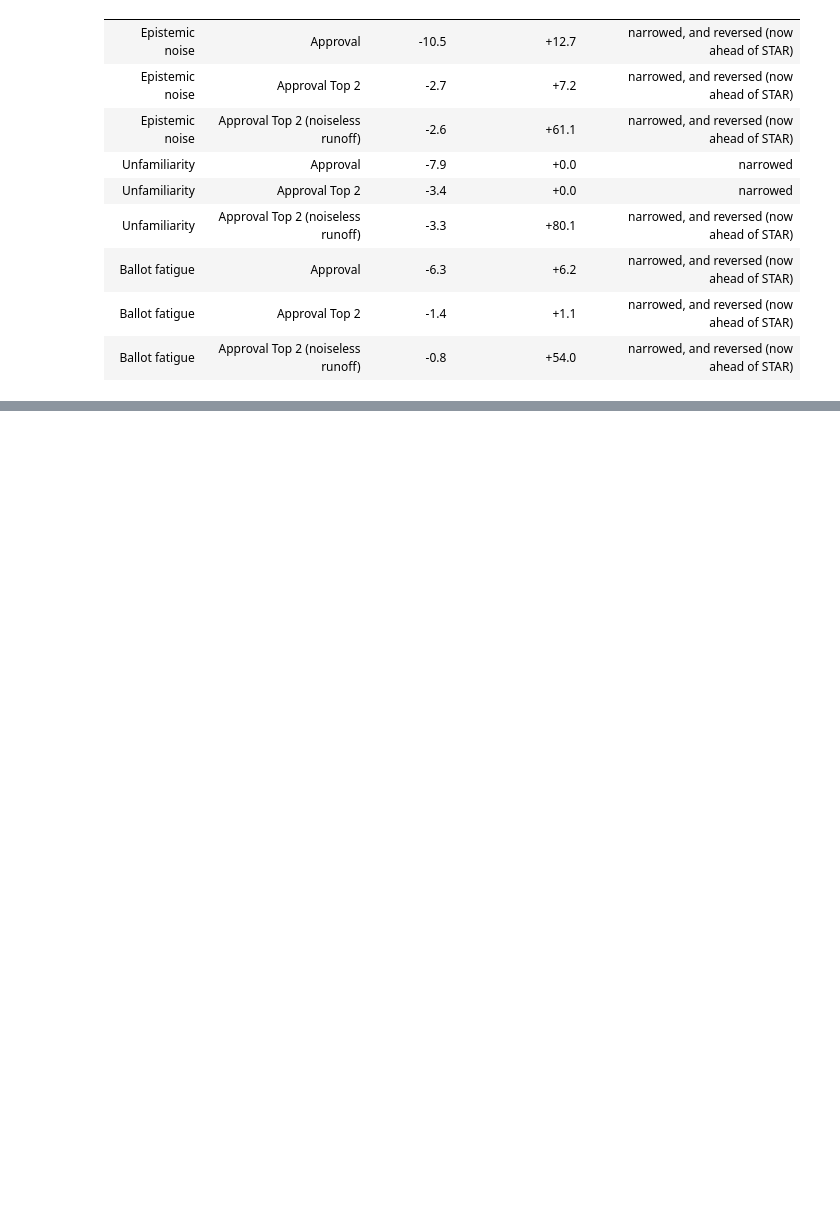
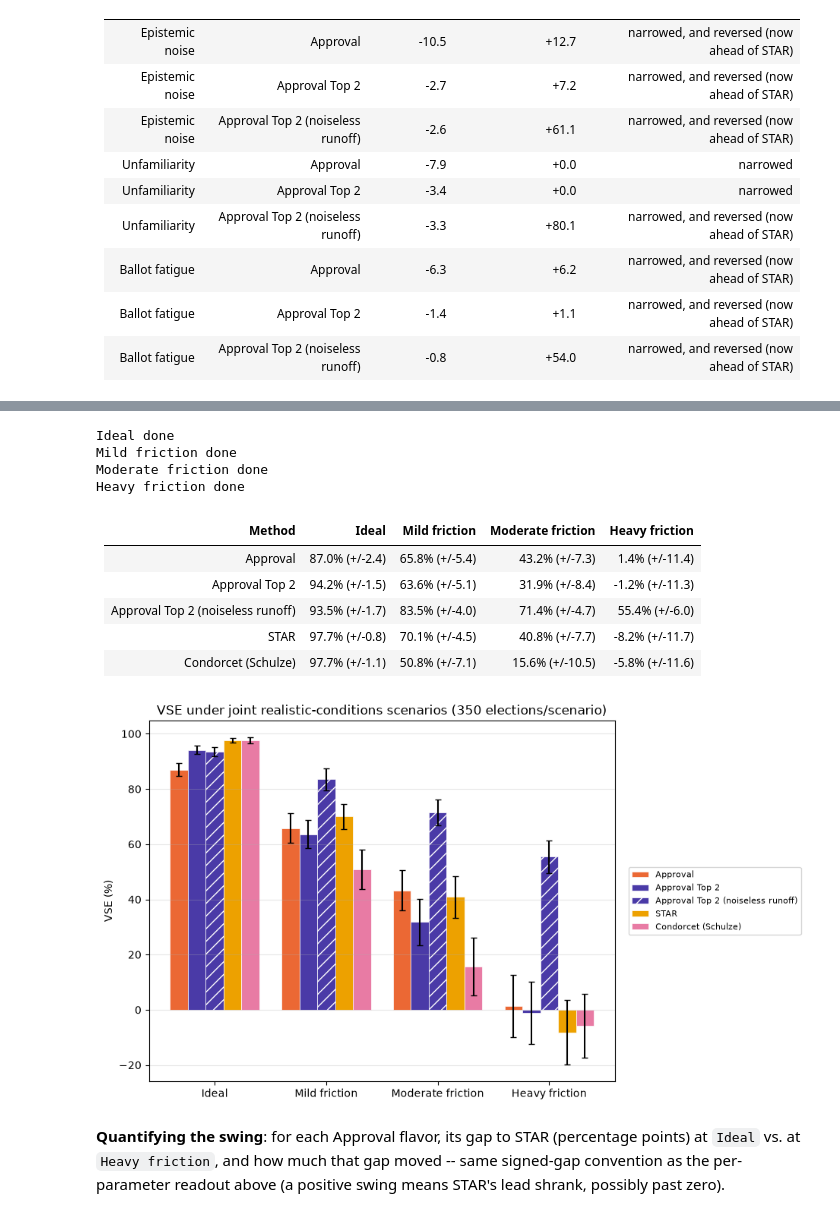
Before and after one commit to eigentaylor/vse-sim, a Jupyter notebook: notebooks/vse_checkpoint1.ipynb, the cells around one changed output, grey strips where cells are left out. Cells and saved outputs as stored; diff of their text form; code cells hidden in the pictures; blank space fills up the shorter version.

```diff
--- a/notebooks/vse_checkpoint1.ipynb
+++ b/notebooks/vse_checkpoint1.ipynb
@@ -2444,0 +2462,78 @@ display(Markdown("\n".join(_narrowing_lines)))
+# %%
+JOINT_SCENARIOS = {
+    "Ideal":              {"epistemic_t": 1.0,  "awareness_l": 1.0,  "fatigue_l": 1.0},
+    "Mild friction":      {"epistemic_t": 0.85, "awareness_l": 0.85, "fatigue_l": 0.85},
+    "Moderate friction":  {"epistemic_t": 0.7,  "awareness_l": 0.7,  "fatigue_l": 0.7},
+    "Heavy friction":     {"epistemic_t": 0.5,  "awareness_l": 0.5,  "fatigue_l": 0.5},
+}
+JOINT_NITER = 350  # only 4 runs total here (vs. Section 14's 18), so we can afford tighter CIs
+
+
+def run_joint_scenarios(labels, scenarios, niter):
+    """scenarios: {scenario_name: {epistemic_t, awareness_l, fatigue_l}} (missing keys default
+    to 1.0). Returns {scenario_name: {(label, chooser): (mean, ci)}} -- same shape sweep_methods
+    returns, just keyed by scenario name instead of a swept parameter value."""
+    methods_subset = [(label, METHODS_LOOKUP[label]) for label in labels]
+    results_by_scenario = {}
+    for name, params in scenarios.items():
+        kwargs = dict(epistemic_t=1.0, awareness_l=1.0, fatigue_l=1.0)
+        kwargs.update(params)
+        summary = run_vse_simulation(MODEL, methods_subset, NVOT, NCAND, niter,
+                                      CHOOSER_FUNS, MEDIA, **kwargs)
+        results_by_scenario[name] = reduce_to_mean_ci(summary)
+        print(f"{name} done")
+    return results_by_scenario
+
+
+joint_results = run_joint_scenarios(COMPARE_LABELS, JOINT_SCENARIOS, JOINT_NITER)
+# %% [output]
+Ideal done
+Mild friction done
+Moderate friction done
+Heavy friction done
+# %%
+_scenario_names = list(JOINT_SCENARIOS)
+
+# Table: rows = method, columns = scenario, cell = VSE% (+/-CI)
+_joint_table_lines = ["| Method | " + " | ".join(_scenario_names) + " |",
+                      "|---|" + "---|" * len(_scenario_names)]
+for label in COMPARE_LABELS:
+    row = [label]
+    for name in _scenario_names:
+        mean_, ci = joint_results[name][(label, "honBallot")]
+        row.append(f"{mean_ * 100:.1f}% (+/-{ci * 100:.1f})")
+    _joint_table_lines.append("| " + " | ".join(row) + " |")
+display(Markdown("\n".join(_joint_table_lines)))
+
+# Grouped bar chart: one group per scenario, one bar per method.
+fig, ax = plt.subplots(figsize=(9.5, 5.5))
+_n_labels = len(COMPARE_LABELS)
+_bar_width = 0.8 / _n_labels
+_x = np.arange(len(_scenario_names))
+for i, label in enumerate(COMPARE_LABELS):
+    vses = [joint_results[name][(label, "honBallot")][0] * 100 for name in _scenario_names]
+    cis = [joint_results[name][(label, "honBallot")][1] * 100 for name in _scenario_names]
+    hatch = "//" if "noiseless runoff" in label else None
+    ax.bar(_x + i * _bar_width, vses, _bar_width, yerr=cis, capsize=3,
+           color=METHOD_COLORS[label], hatch=hatch, label=label, edgecolor="white", linewidth=0.5)
+ax.set_xticks(_x + _bar_width * (_n_labels - 1) / 2)
+ax.set_xticklabels(_scenario_names)
+ax.set_ylabel("VSE (%)")
+ax.set_title(f"VSE under joint realistic-conditions scenarios ({JOINT_NITER} elections/scenario)")
+ax.legend(fontsize=8, loc="center left", bbox_to_anchor=(1.02, 0.5))
+ax.grid(True, axis="y", alpha=0.3)
+plt.tight_layout()
+plt.show()
+# %% [output]
+| Method | Ideal | Mild friction | Moderate friction | Heavy friction |
+|---|---|---|---|---|
+| Approval | 87.0% (+/-2.4) | 65.8% (+/-5.4) | 43.2% (+/-7.3) | 1.4% (+/-11.4) |
+| Approval Top 2 | 94.2% (+/-1.5) | 63.6% (+/-5.1) | 31.9% (+/-8.4) | -1.2% (+/-11.3) |
+| Approval Top 2 (noiseless runoff) | 93.5% (+/-1.7) | 83.5% (+/-4.0) | 71.4% (+/-4.7) | 55.4% (+/-6.0) |
+| STAR | 97.7% (+/-0.8) | 70.1% (+/-4.5) | 40.8% (+/-7.7) | -8.2% (+/-11.7) |
+| Condorcet (Schulze) | 97.7% (+/-1.1) | 50.8% (+/-7.1) | 15.6% (+/-10.5) | -5.8% (+/-11.6) |
+[figure, added]
+# %% [markdown]
+**Quantifying the swing**: for each Approval flavor, its gap to STAR (percentage points) at
+`Ideal` vs. at `Heavy friction`, and how much that gap moved -- same signed-gap convention as the
+per-parameter readout above (a positive swing means STAR's lead shrank, possibly past zero).
```
Also changed, not shown: parts of 5 cells of this notebook.
